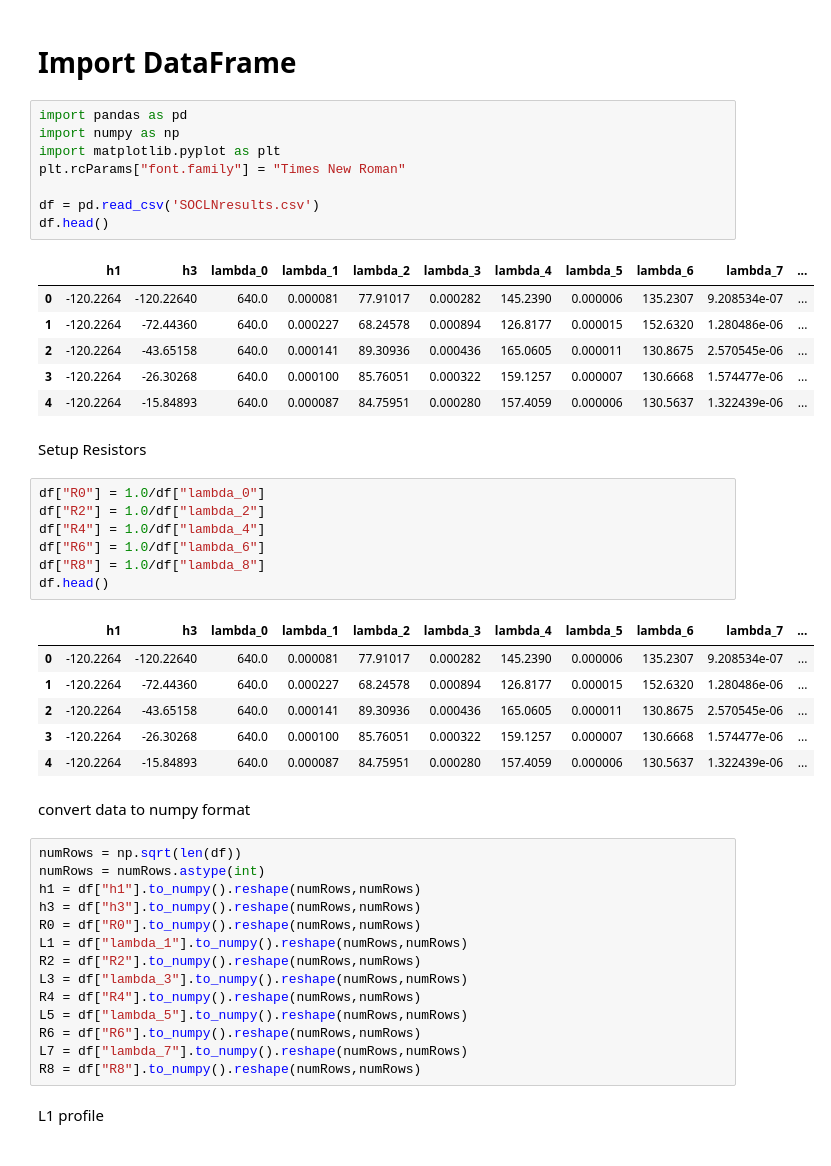
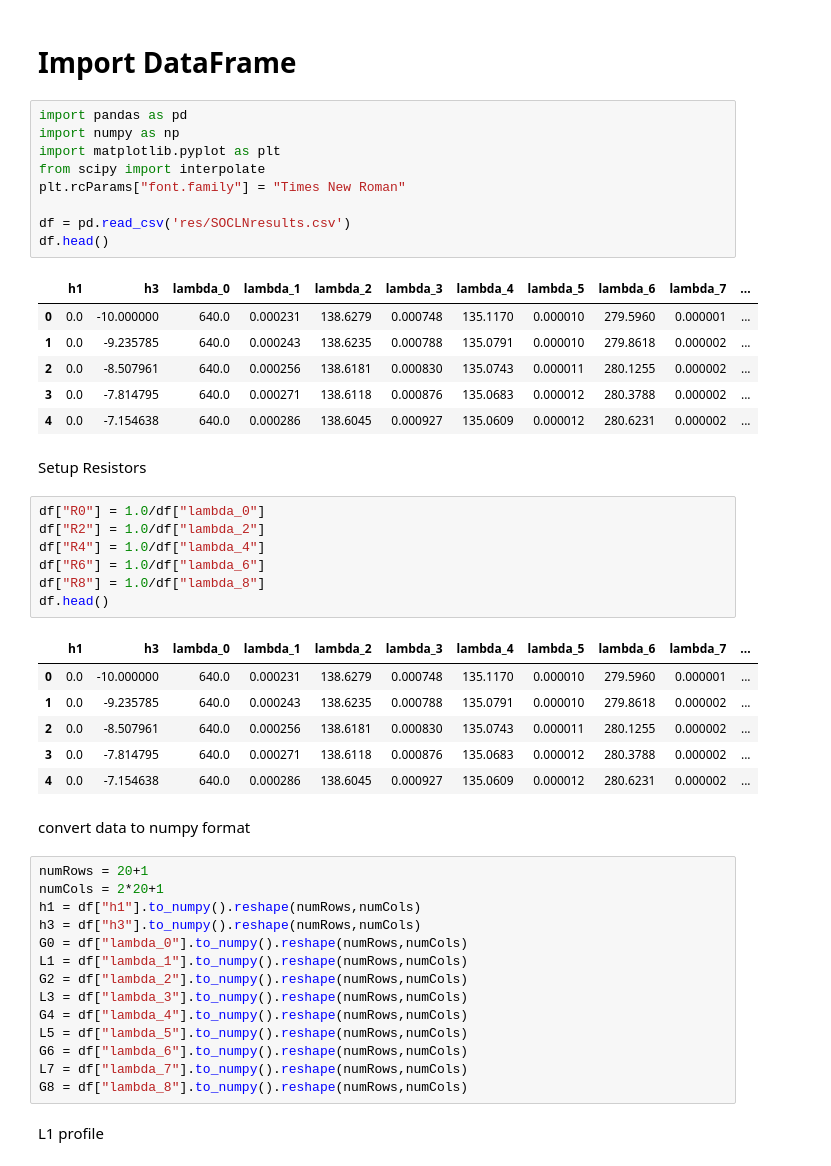
Before and after one commit to eskandarih/SO-CLN, a Jupyter notebook: Untitled.ipynb, the cells around one changed output. Saved outputs shown, nothing was run; the diff lists cells and outputs as text.

```diff
--- a/Untitled.ipynb
+++ b/Untitled.ipynb
@@ -3,18 +3,19 @@
 # %%
 import pandas as pd
 import numpy as np
 import matplotlib.pyplot as plt
+from scipy import interpolate
 plt.rcParams["font.family"] = "Times New Roman"
 
-df = pd.read_csv('SOCLNresults.csv')
+df = pd.read_csv('res/SOCLNresults.csv')
 df.head()
 # %% [output]
 |  | h1 | h3 | lambda_0 | lambda_1 | lambda_2 | lambda_3 | lambda_4 | lambda_5 | lambda_6 | lambda_7 | ... |
-| 0 | -120.2264 | -120.22640 | 640.0 | 0.000081 | 77.91017 | 0.000282 | 145.2390 | 0.000006 | 135.2307 | 9.208534e-07 | ... |
-| 1 | -120.2264 | -72.44360 | 640.0 | 0.000227 | 68.24578 | 0.000894 | 126.8177 | 0.000015 | 152.6320 | 1.280486e-06 | ... |
-| 2 | -120.2264 | -43.65158 | 640.0 | 0.000141 | 89.30936 | 0.000436 | 165.0605 | 0.000011 | 130.8675 | 2.570545e-06 | ... |
-| 3 | -120.2264 | -26.30268 | 640.0 | 0.000100 | 85.76051 | 0.000322 | 159.1257 | 0.000007 | 130.6668 | 1.574477e-06 | ... |
-| 4 | -120.2264 | -15.84893 | 640.0 | 0.000087 | 84.75951 | 0.000280 | 157.4059 | 0.000006 | 130.5637 | 1.322439e-06 | ... |
+| 0 | 0.0 | -10.000000 | 640.0 | 0.000231 | 138.6279 | 0.000748 | 135.1170 | 0.000010 | 279.5960 | 0.000001 | ... |
+| 1 | 0.0 | -9.235785 | 640.0 | 0.000243 | 138.6235 | 0.000788 | 135.0791 | 0.000010 | 279.8618 | 0.000002 | ... |
+| 2 | 0.0 | -8.507961 | 640.0 | 0.000256 | 138.6181 | 0.000830 | 135.0743 | 0.000011 | 280.1255 | 0.000002 | ... |
+| 3 | 0.0 | -7.814795 | 640.0 | 0.000271 | 138.6118 | 0.000876 | 135.0683 | 0.000012 | 280.3788 | 0.000002 | ... |
+| 4 | 0.0 | -7.154638 | 640.0 | 0.000286 | 138.6045 | 0.000927 | 135.0609 | 0.000012 | 280.6231 | 0.000002 | ... |
 # %% [markdown]
 Setup Resistors
 # %%
@@ -26,27 +27,27 @@ df["R8"] = 1.0/df["lambda_8"]
 df.head()
 # %% [output]
 |  | h1 | h3 | lambda_0 | lambda_1 | lambda_2 | lambda_3 | lambda_4 | lambda_5 | lambda_6 | lambda_7 | ... |
-| 0 | -120.2264 | -120.22640 | 640.0 | 0.000081 | 77.91017 | 0.000282 | 145.2390 | 0.000006 | 135.2307 | 9.208534e-07 | ... |
-| 1 | -120.2264 | -72.44360 | 640.0 | 0.000227 | 68.24578 | 0.000894 | 126.8177 | 0.000015 | 152.6320 | 1.280486e-06 | ... |
-| 2 | -120.2264 | -43.65158 | 640.0 | 0.000141 | 89.30936 | 0.000436 | 165.0605 | 0.000011 | 130.8675 | 2.570545e-06 | ... |
-| 3 | -120.2264 | -26.30268 | 640.0 | 0.000100 | 85.76051 | 0.000322 | 159.1257 | 0.000007 | 130.6668 | 1.574477e-06 | ... |
-| 4 | -120.2264 | -15.84893 | 640.0 | 0.000087 | 84.75951 | 0.000280 | 157.4059 | 0.000006 | 130.5637 | 1.322439e-06 | ... |
+| 0 | 0.0 | -10.000000 | 640.0 | 0.000231 | 138.6279 | 0.000748 | 135.1170 | 0.000010 | 279.5960 | 0.000001 | ... |
+| 1 | 0.0 | -9.235785 | 640.0 | 0.000243 | 138.6235 | 0.000788 | 135.0791 | 0.000010 | 279.8618 | 0.000002 | ... |
+| 2 | 0.0 | -8.507961 | 640.0 | 0.000256 | 138.6181 | 0.000830 | 135.0743 | 0.000011 | 280.1255 | 0.000002 | ... |
+| 3 | 0.0 | -7.814795 | 640.0 | 0.000271 | 138.6118 | 0.000876 | 135.0683 | 0.000012 | 280.3788 | 0.000002 | ... |
+| 4 | 0.0 | -7.154638 | 640.0 | 0.000286 | 138.6045 | 0.000927 | 135.0609 | 0.000012 | 280.6231 | 0.000002 | ... |
 # %% [markdown]
 convert data to numpy format
 # %%
-numRows = np.sqrt(len(df))
-numRows = numRows.astype(int)
-h1 = df["h1"].to_numpy().reshape(numRows,numRows)
-h3 = df["h3"].to_numpy().reshape(numRows,numRows)
-R0 = df["R0"].to_numpy().reshape(numRows,numRows)
-L1 = df["lambda_1"].to_numpy().reshape(numRows,numRows)
-R2 = df["R2"].to_numpy().reshape(numRows,numRows)
-L3 = df["lambda_3"].to_numpy().reshape(numRows,numRows)
-R4 = df["R4"].to_numpy().reshape(numRows,numRows)
-L5 = df["lambda_5"].to_numpy().reshape(numRows,numRows)
-R6 = df["R6"].to_numpy().reshape(numRows,numRows)
-L7 = df["lambda_7"].to_numpy().reshape(numRows,numRows)
-R8 = df["R8"].to_numpy().reshape(numRows,numRows)
+numRows = 20+1
+numCols = 2*20+1
+h1 = df["h1"].to_numpy().reshape(numRows,numCols)
+h3 = df["h3"].to_numpy().reshape(numRows,numCols)
+G0 = df["lambda_0"].to_numpy().reshape(numRows,numCols)
+L1 = df["lambda_1"].to_numpy().reshape(numRows,numCols)
+G2 = df["lambda_2"].to_numpy().reshape(numRows,numCols)
+L3 = df["lambda_3"].to_numpy().reshape(numRows,numCols)
+G4 = df["lambda_4"].to_numpy().reshape(numRows,numCols)
+L5 = df["lambda_5"].to_numpy().reshape(numRows,numCols)
+G6 = df["lambda_6"].to_numpy().reshape(numRows,numCols)
+L7 = df["lambda_7"].to_numpy().reshape(numRows,numCols)
+G8 = df["lambda_8"].to_numpy().reshape(numRows,numCols)
 # %% [markdown]
 L1 profile
 # %%
```
Also changed, not shown: parts of 6 cells of this notebook, 12 other files.
